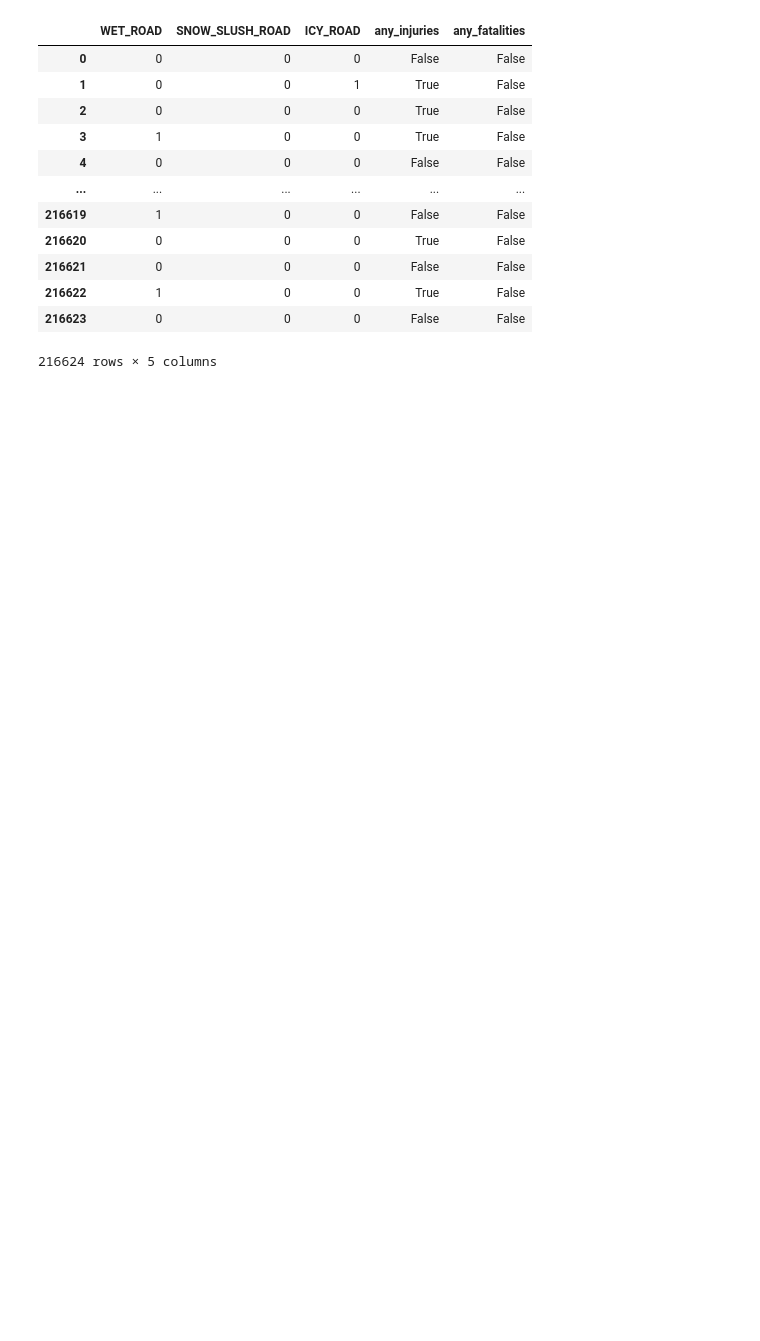
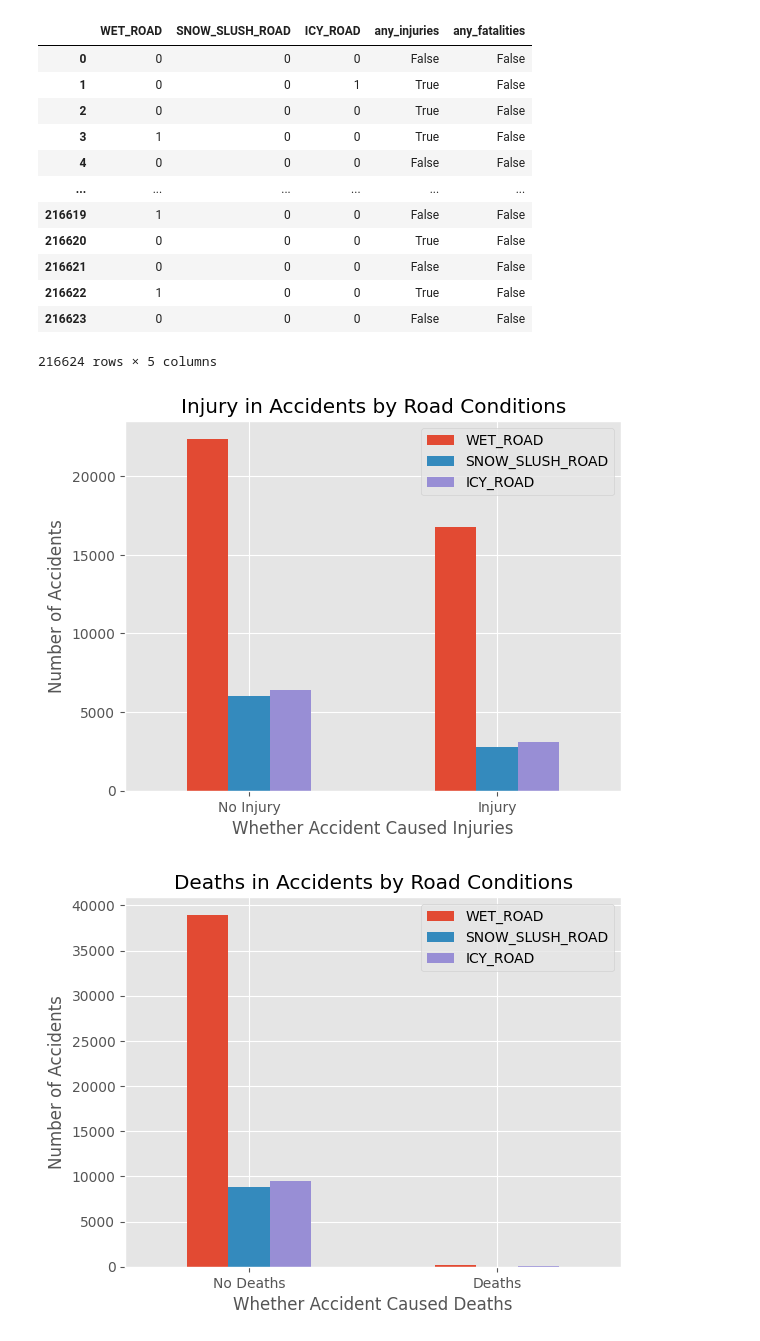
Before and after one commit to abhilashbiswas/road_accident_analysis, a Jupyter notebook: EDA/initial_eda.ipynb, the cells around one changed output. Saved outputs shown, nothing was run; the diff lists cells and outputs as text; code cells hidden in the pictures; blank space fills up the shorter version.

```diff
--- a/EDA/initial_eda.ipynb
+++ b/EDA/initial_eda.ipynb
@@ -352,3 +378,30 @@ df[road_conditions + ['any_injuries', 'any_fatalities']]
 | 216622 | 1 | 0 | 0 | True | False |
 | 216623 | 0 | 0 | 0 | False | False |
 216624 rows × 5 columns
+# %%
+# Specific kinds of roads
+
+# Convert the 'any_injuries' column to a boolean variable
+df['any_injuries'] = df['any_injuries'].astype(bool)
+df['any_fatalities'] = df['any_fatalities'].astype(bool)
+grouped_df_1 = df.groupby(['any_injuries'])[['WET_ROAD', 'SNOW_SLUSH_ROAD', 'ICY_ROAD']].sum()
+grouped_df_2 = df.groupby(['any_fatalities'])[['WET_ROAD', 'SNOW_SLUSH_ROAD', 'ICY_ROAD']].sum()
+
+# Create the bar graph for injuries
+grouped_df_1[['WET_ROAD', 'SNOW_SLUSH_ROAD', 'ICY_ROAD']].plot(kind='bar')
+plt.xlabel('Whether Accident Caused Injuries')
+plt.ylabel('Number of Accidents')
+plt.title('Injury in Accidents by Road Conditions')
+plt.xticks([0,1], ['No Injury', 'Injury'], rotation= 'horizontal')
+plt.show()
+
+# Create the bar graph for deaths
+grouped_df_2[['WET_ROAD', 'SNOW_SLUSH_ROAD', 'ICY_ROAD']].plot(kind='bar')
+plt.xlabel('Whether Accident Caused Deaths')
+plt.ylabel('Number of Accidents')
+plt.title('Deaths in Accidents by Road Conditions')
+plt.xticks([0,1], ['No Deaths', 'Deaths'], rotation= 'horizontal')
+plt.show()
+# %% [output]
+[figure, added]
+[figure, added]
```
Also changed, not shown: parts of 15 cells of this notebook.
